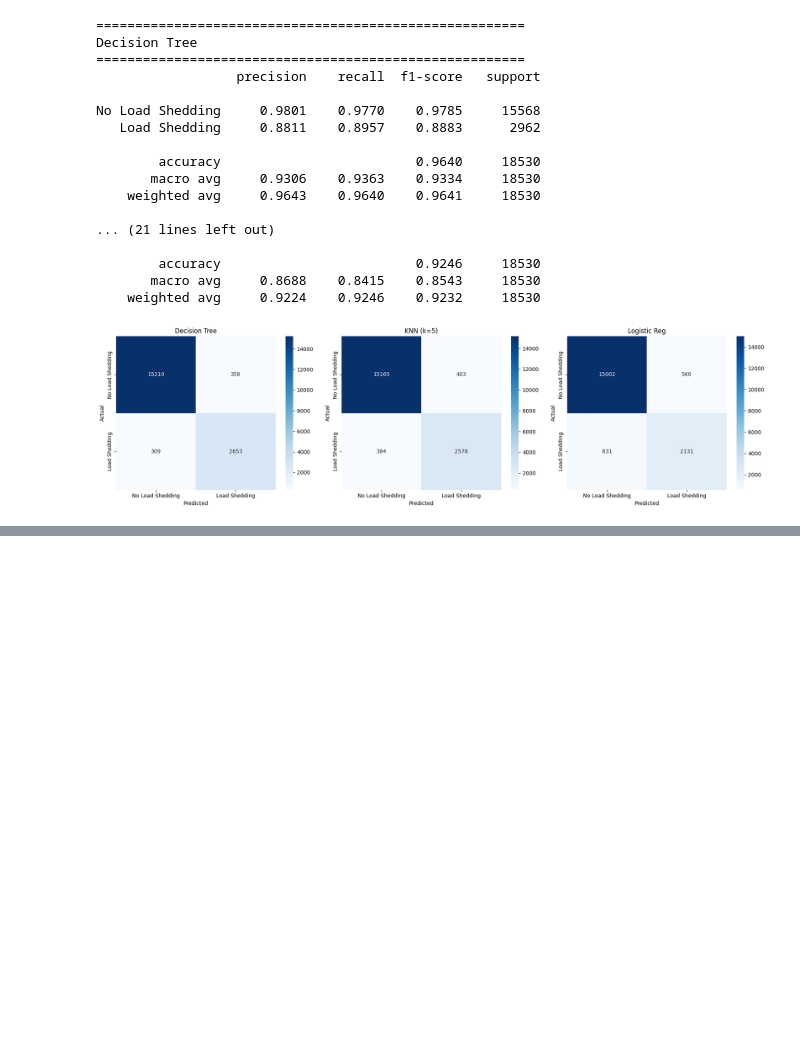
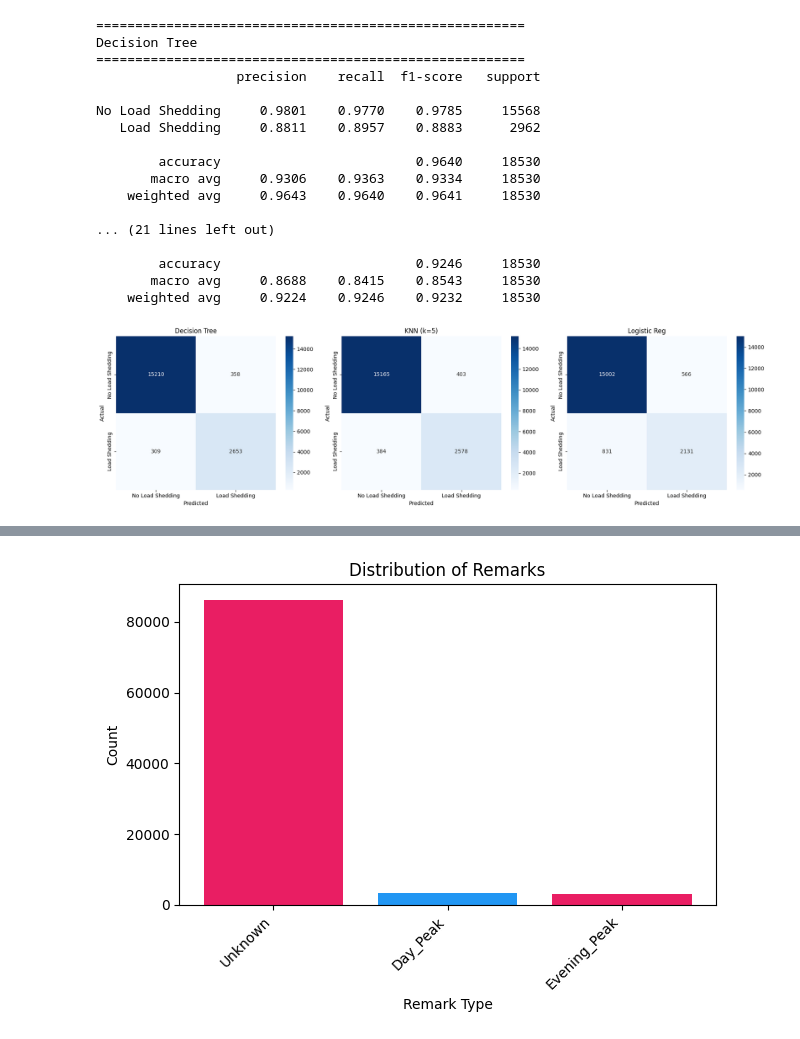
Before and after one commit to sabbirpuspo/LearningforMe, a Jupyter notebook: PGCB_BD.ipynb, the cells around one changed output, grey strips where cells are left out. Cells and saved outputs as stored; diff of their text form; code cells hidden in the pictures; blank space fills up the shorter version.

```diff
--- a/PGCB_BD.ipynb
+++ b/PGCB_BD.ipynb
@@ -229,0 +256,17 @@ plt.tight_layout(); plt.show()
+# %%
+# This cell previously referred to a non-existent 'students' DataFrame.
+# We will now plot the distribution of 'remarks' from the existing 'df' DataFrame,
+# as it is a categorical-like column. Missing values will be filled with 'Unknown'.
+remark_counts = df['remarks'].fillna('Unknown').value_counts()
+
+fig, ax = plt.subplots()
+# The provided color list has 2 colors. If 'remarks' has more than 2 unique values,
+# Matplotlib will cycle through these colors or use default ones for additional categories.
+ax.bar(remark_counts.index, remark_counts.values, color=['#e91e63', '#2196f3'])
+ax.set(title='Distribution of Remarks', ylabel='Count')
+ax.set_xlabel('Remark Type')
+plt.xticks(rotation=45, ha='right') # Rotate labels for better readability if many categories
+plt.tight_layout() # Adjust layout to prevent labels from overlapping
+plt.show()
+# %% [output]
+[figure, added]
```
Also changed, not shown: parts of 3 cells of this notebook.
